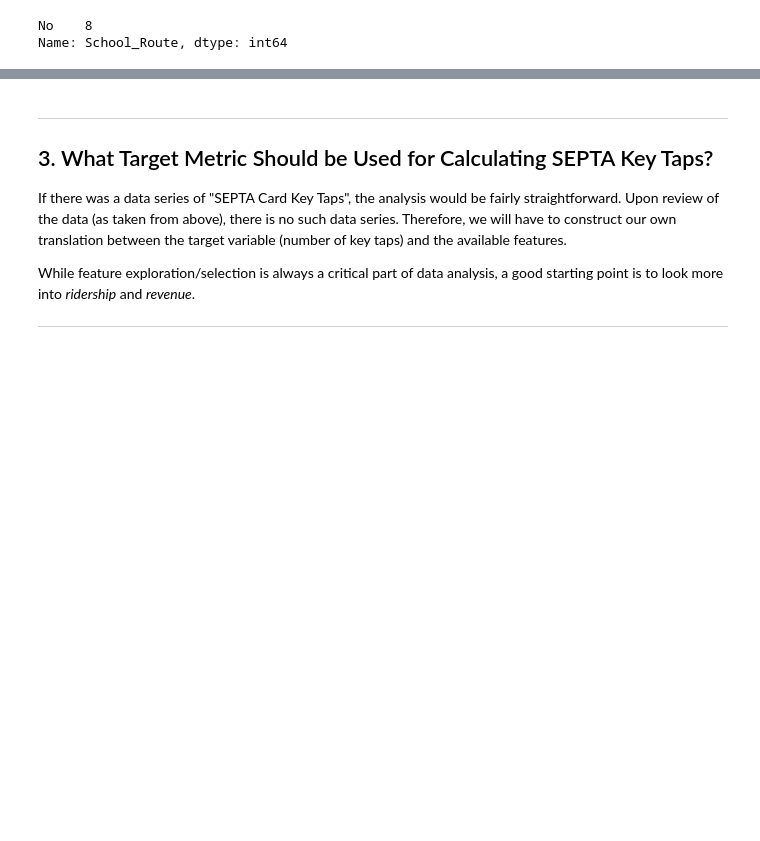
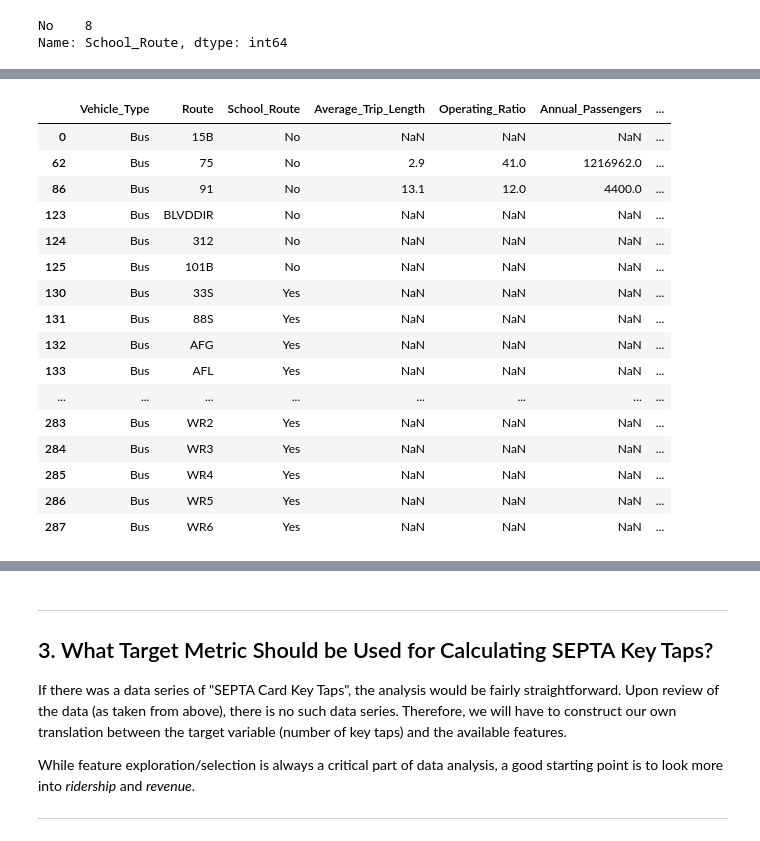
Before and after one commit to jafonte01/SEPTA-Competition-Project, a Jupyter notebook: iSepta Philly Project.ipynb, the cells around one changed output, grey strips where cells are left out. Saved outputs shown, nothing was run; the diff lists cells and outputs as text; code cells hidden in the pictures; blank space fills up the shorter version.

Commit message:
Completed Cleaning of Aggregate Dataset

```diff
--- a/iSepta Philly Project.ipynb
+++ b/iSepta Philly Project.ipynb
@@ -166,0 +212,17 @@ Name: School_Route, dtype: int64
+# %%
+df_busagg.rename(columns={'Mode':'Vehicle_Type'}, inplace=True)
+# %%
+# combining bus_agg to df_aggregate
+# miscellaneous rearrangements of columns and column renames for aligned concatenation
+
+df_busagg = df_busagg[['Vehicle_Type', 'Route', 'School_Route', 'Average_Trip_Length',
+                       'Operating_Ratio', 'Annual_Passengers',
+                       'Average_Weekday_Passengers', 'Passenger_Miles', 'Passenger_Revenue']].copy()
+# %%
+df_aggregate['School_Route'] = 'No'
+# %%
+df_aggregate1 = pd.concat([df_busagg, df_aggregate], sort=False, ignore_index=True)
+
+# when sort=False, column arrangement is assigned by first concat df value
+# assigned new variable so I don't have to go all the way back in case I irrevocably screw up
+## (you always learn this the hard way...)
@@ -166,0 +244,22 @@ Name: School_Route, dtype: int64
+# %%
+# looking at these specific rows containing NaN's
+
+df_aggregate1[df_aggregate1.isna().any(axis=1)]
+# %% [output]
+|  | Vehicle_Type | Route | School_Route | Average_Trip_Length | Operating_Ratio | Annual_Passengers | ... |
+| 0 | Bus | 15B | No | NaN | NaN | NaN | ... |
+| 62 | Bus | 75 | No | 2.9 | 41.0 | 1216962.0 | ... |
+| 86 | Bus | 91 | No | 13.1 | 12.0 | 4400.0 | ... |
+| 123 | Bus | BLVDDIR | No | NaN | NaN | NaN | ... |
+| 124 | Bus | 312 | No | NaN | NaN | NaN | ... |
+| 125 | Bus | 101B | No | NaN | NaN | NaN | ... |
+| 130 | Bus | 33S | Yes | NaN | NaN | NaN | ... |
+| 131 | Bus | 88S | Yes | NaN | NaN | NaN | ... |
+| 132 | Bus | AFG | Yes | NaN | NaN | NaN | ... |
+| 133 | Bus | AFL | Yes | NaN | NaN | NaN | ... |
+| ... | ... | ... | ... | ... | ... | ... | ... |
+| 283 | Bus | WR2 | Yes | NaN | NaN | NaN | ... |
+| 284 | Bus | WR3 | Yes | NaN | NaN | NaN | ... |
+| 285 | Bus | WR4 | Yes | NaN | NaN | NaN | ... |
+| 286 | Bus | WR5 | Yes | NaN | NaN | NaN | ... |
+| 287 | Bus | WR6 | Yes | NaN | NaN | NaN | ... |
```
Also changed, not shown: parts of 18 cells of this notebook.
